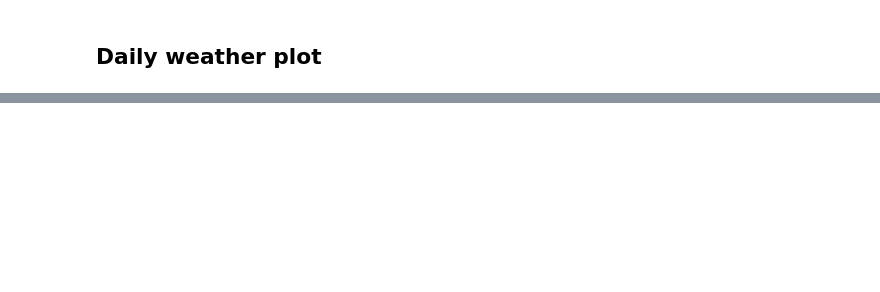
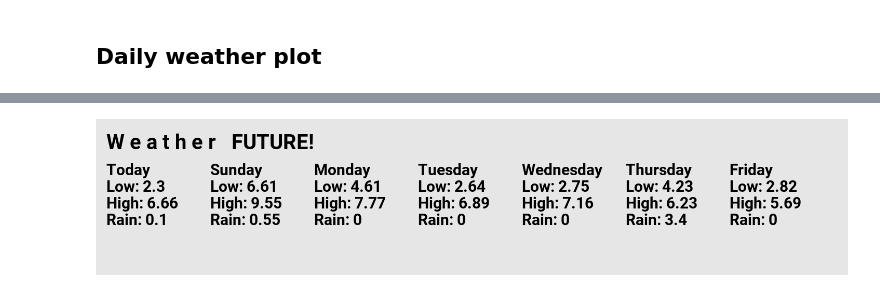
Before and after one commit to FutureSharks/rpi-weather-display, a Jupyter notebook: display-testing.ipynb, the cells around one changed output, grey strips where cells are left out. Saved outputs shown, nothing was run; the diff lists cells and outputs as text; code cells hidden in the pictures; blank space fills up the shorter version.

```diff
--- a/display-testing.ipynb
+++ b/display-testing.ipynb
@@ -36,7 +43,7 @@ h_plot = create_hourly_plot(forecast.get_hourly_data())
 # %% [markdown]
 ## Daily weather plot
 # %%
-d_text = create_daily_text(forecast.get_daily_data())
+d_text = rpi_weather_display.create_daily_text(forecast.get_daily_data())
 # %%
 print(d_text[0])
 # %% [output]
@@ -55,0 +54,9 @@ create_forecast_image(
+# %%
+d_image = rpi_weather_display.create_daily_image(
+    daily_text=d_text,
+    color=background_color,
+)
+# %%
+d_image
+# %% [output]
+[figure, added]
```
Also changed, not shown: parts of 12 cells of this notebook, 4 other files.
